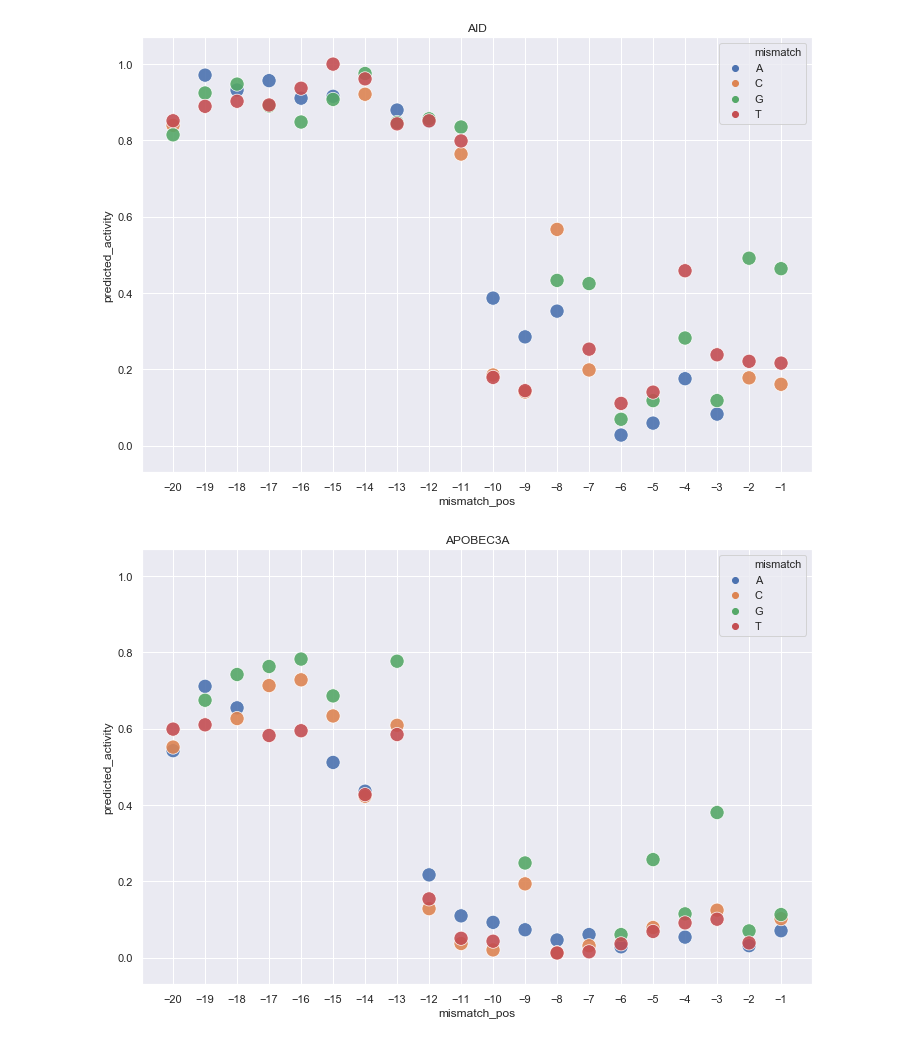
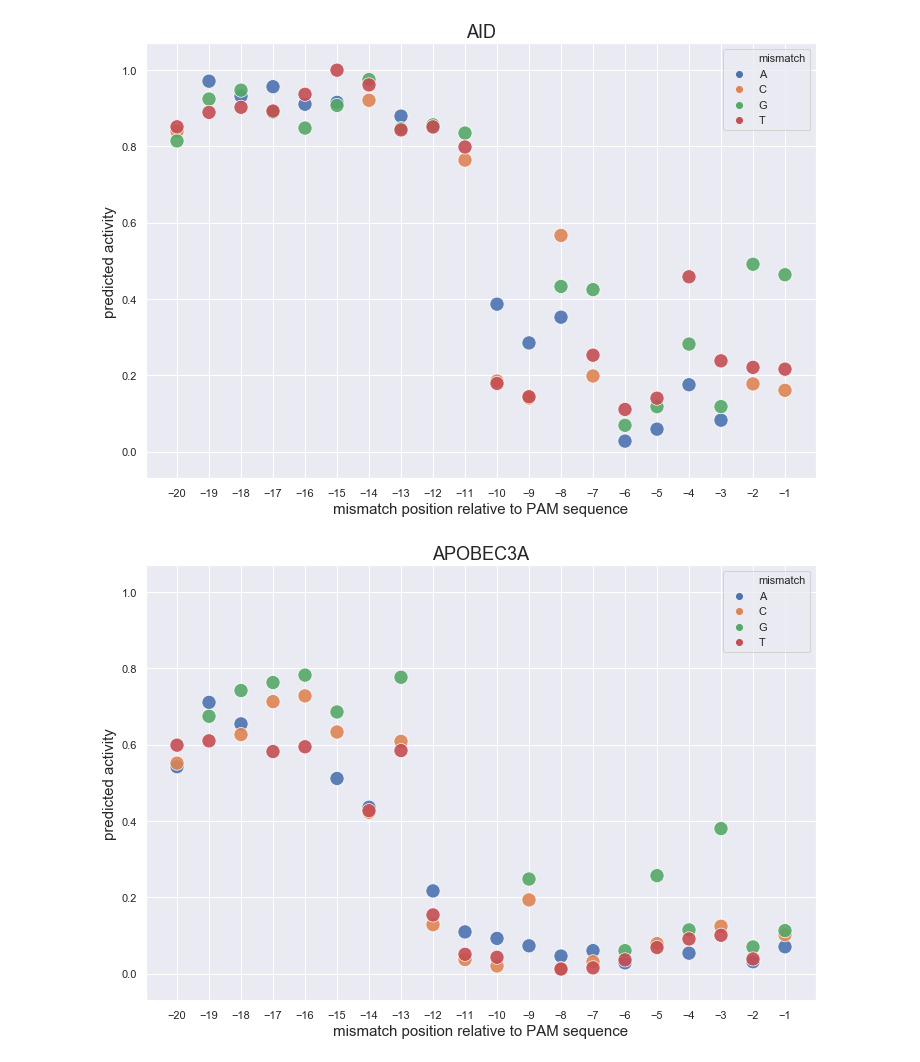
Before and after one commit to babinyurii/sgRNA-mismatch-activity, a Jupyter notebook: 4_editing_plots.ipynb, the cells around one changed output. Drawn from its saved outputs; the diff is of its cells as text; code cells hidden in the pictures.

Commit message:
plots added

```diff
--- a/4_editing_plots.ipynb
+++ b/4_editing_plots.ipynb
@@ -21,22 +21,25 @@ apobec3g_df.rename(columns={"mismatch_itself" : "mismatch"}, inplace=True)
 # %%
 plt.figure(figsize=(12,8))
 sns.scatterplot(x=aid_df["mismatch_pos"],
                 y=aid_df["predicted_activity"],
                 hue=aid_df["mismatch"],
                s=200, alpha=0.9)
 
 plt.xticks(list(range(-20, -0, 1)))
 plt.ylim(-0.07, 1.07)
 
 plt.legend()
 
-plt.title("AID")
+plt.title("AID", fontsize=18)
+plt.xlabel(xlabel="mismatch position relative to PAM sequence", fontsize=15)
+plt.ylabel(ylabel="predicted activity", fontsize=15)
 
-plt.savefig("aid_res.png", format='png', dpi=1200)
+
+#plt.savefig("aid_res.png", format='png', dpi=1200)
 
 plt.show()
 # %% [output]
-[figure, old version]
+[figure, new version]
 # %%
 plt.figure(figsize=(12,8))
 sns.scatterplot(x=apobec3a_df["mismatch_pos"],
@@ -46,13 +49,16 @@ sns.scatterplot(x=apobec3a_df["mismatch_pos"],
 
 plt.xticks(list(range(-20, -0, 1)))
 plt.ylim(-0.07, 1.07)
-plt.title("APOBEC3A")
 
-plt.savefig("apobec3a_res.png", format='png', dpi=1200)
+plt.title("APOBEC3A", fontsize=18)
+plt.xlabel(xlabel="mismatch position relative to PAM sequence", fontsize=15)
+plt.ylabel(ylabel="predicted activity", fontsize=15)
+
+#plt.savefig("apobec3a_res.png", format='png', dpi=1200)
 
 plt.show()
 # %% [output]
-[figure, old version]
+[figure, new version]
 # %%
 plt.figure(figsize=(12,8))
 sns.scatterplot(x=apobec3b_df["mismatch_pos"],
```
Also changed, not shown: parts of 2 cells of this notebook, 4 other files.
